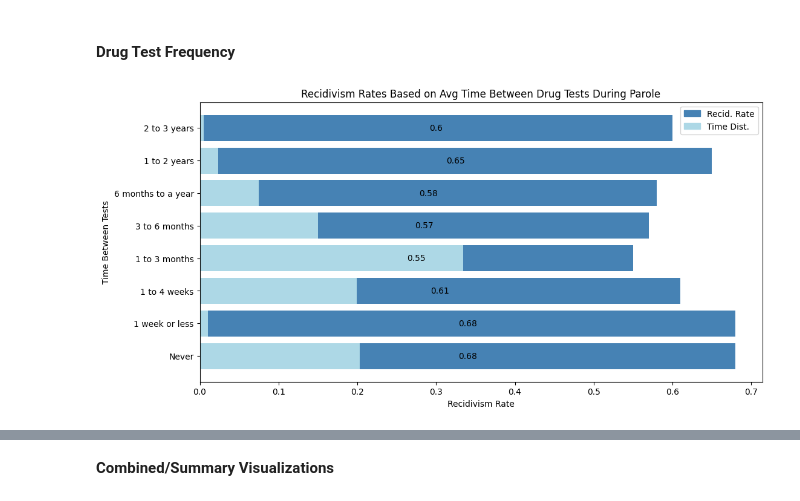
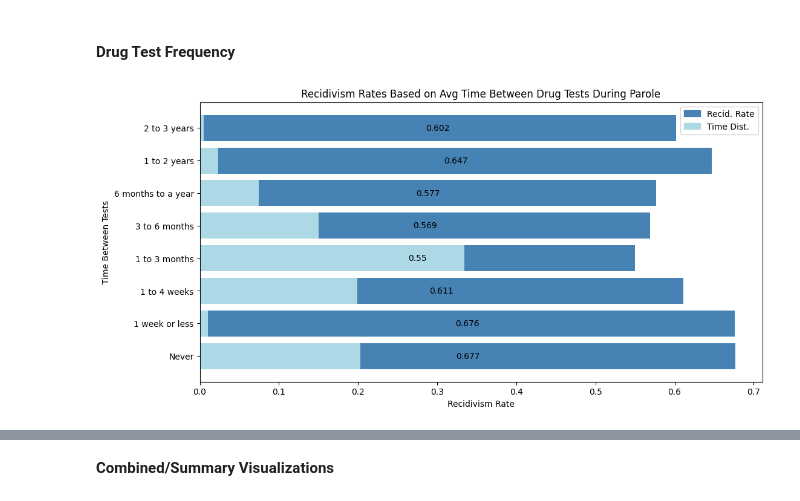
Before and after one commit to ga-dsi-822-group4/recidivism, a Jupyter notebook: notebooks/02_eda.ipynb, the cells around one changed output, grey strips where cells are left out. Saved outputs shown, nothing was run; the diff lists cells and outputs as text; code cells hidden in the pictures.

```diff
--- a/notebooks/02_eda.ipynb
+++ b/notebooks/02_eda.ipynb
@@ -669,22 +709,22 @@ plt.show();
 # %%
 # Similar to pct_days_employed and prior_arrests, adding a column here so that we're able to categorize the coontinuous values in the avg_days_per_drugtest column
 
 ga['avg_days_per_drugtest_categ'] = pd.cut(ga['avg_days_per_drugtest'], bins=[0, 1, 7, 30, 90, 180, 365, 730, 1095], right=True, labels=['Never', '1 week or less', '1 to 4 weeks', '1 to 3 months', '3 to 6 months', '6 months to a year', '1 to 2 years', '2 to 3 years'], include_lowest=True)
 
 avg_days_drugtest_recidivism = ga.groupby(by = ['avg_days_per_drugtest_categ'])['recidivism_within_3years'].value_counts(normalize=True)
 avg_days_drugtest_recidivism = pd.DataFrame(avg_days_drugtest_recidivism)
 
 fig, ax = plt.subplots(figsize=(12,6))
 
 y_vals = [val for val, bool in avg_days_drugtest_recidivism.index[::2]]
-recid_pcts = [round(val,2) for val in avg_days_drugtest_recidivism['recidivism_within_3years'][::2]]
+recid_pcts = [round(val,3) for val in avg_days_drugtest_recidivism['recidivism_within_3years'][::2]]
 avg_days__plot = ax.barh(y=y_vals, width=recid_pcts, color='steelblue')
 ax.barh(width= ga['avg_days_per_drugtest_categ'].value_counts(normalize=True).sort_index(axis=0), y=y_vals, color='lightblue')
 ax.bar_label(avg_days__plot, label_type='center')
 ax.set(title='Recidivism Rates Based on Avg Time Between Drug Tests During Parole', xlabel='Recidivism Rate', ylabel='Time Between Tests')
 recid_rates = mpatches.Patch(color='steelblue', label='Recid. Rate')
 days_btwn_pcts = mpatches.Patch(color='lightblue', label='Time Dist.')
 plt.legend(handles=[recid_rates, days_btwn_pcts])
 plt.show();
 # %% [output]
-[figure, old version]
+[figure, new version]
```
Also changed, not shown: parts of 13 cells of this notebook, 1 other file.
